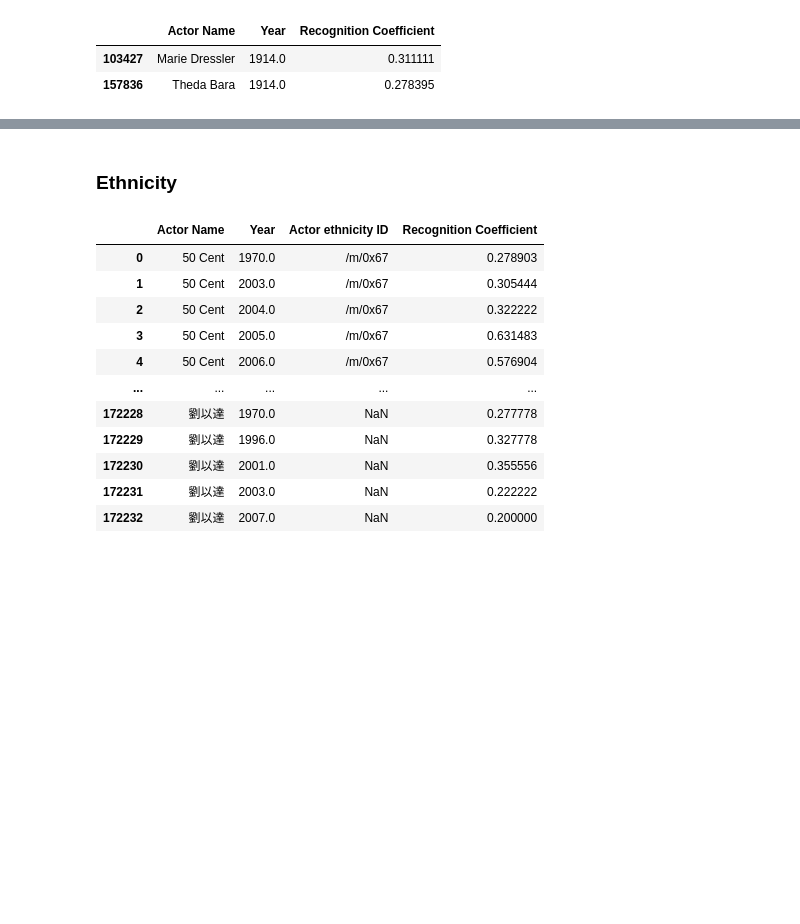
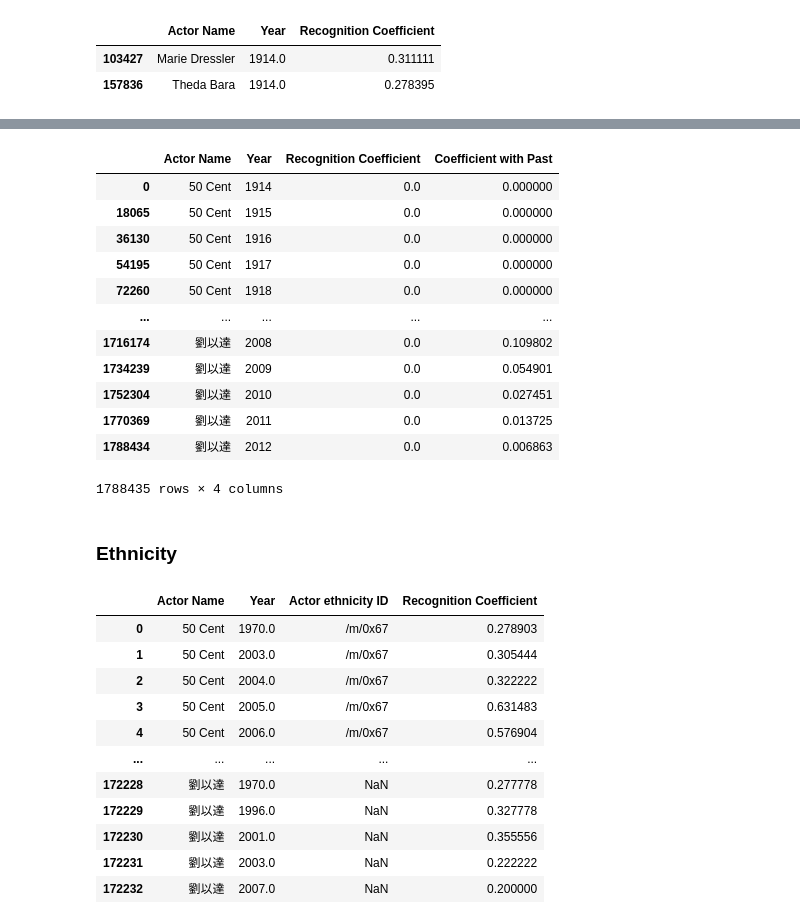
Before and after one commit to epfl-ada/ada-2023-project-pandateam23, a Jupyter notebook: Nicolas.ipynb, the cells around one changed output, grey strips where cells are left out. Saved outputs shown, nothing was run; the diff lists cells and outputs as text; code cells hidden in the pictures; blank space fills up the shorter version.

```diff
--- a/Nicolas.ipynb
+++ b/Nicolas.ipynb
@@ -265,3 +306,45 @@ actor_movie_year.head(2)
+# %%
+# Recognition of Past Years
+previous_year_contribution = 0.5
+
+actor_year_df = all_actor_year.copy()
+actor_year_df.sort_values(by=['Actor Name', 'Year'], inplace=True)
+
+# Initialize a dictionary to store the previous 'Coefficient with Past' values for each actor
+prev_b_values = {}
+
+# Iterate through the rows of the DataFrame to compute the values for column 'Coefficient with Past'
+for index, row in actor_year_df.iterrows():
+    actor = row['Actor Name']
+    year = row['Year']
+    a_value = row['Recognition Coefficient']
+
+    if actor in prev_b_values:
+        b_value = a_value + previous_year_contribution * prev_b_values[actor]
+    else:
+        b_value = a_value  # If there is no previous value, use A(actor, year) as-is
+
+    actor_year_df.at[index, 'Coefficient with Past'] = b_value
+    prev_b_values[actor] = b_value
+
+actor_year_df['Year'] = pd.to_numeric(actor_year_df['Year'])
+
+# Display the resulting DataFrame
+display(actor_year_df)
+# %% [output]
+|  | Actor Name | Year | Recognition Coefficient | Coefficient with Past |
+| 0 | 50 Cent | 1914 | 0.0 | 0.000000 |
+| 18065 | 50 Cent | 1915 | 0.0 | 0.000000 |
+| 36130 | 50 Cent | 1916 | 0.0 | 0.000000 |
+| 54195 | 50 Cent | 1917 | 0.0 | 0.000000 |
+| 72260 | 50 Cent | 1918 | 0.0 | 0.000000 |
+| ... | ... | ... | ... | ... |
+| 1716174 | 劉以達 | 2008 | 0.0 | 0.109802 |
+| 1734239 | 劉以達 | 2009 | 0.0 | 0.054901 |
+| 1752304 | 劉以達 | 2010 | 0.0 | 0.027451 |
+| 1770369 | 劉以達 | 2011 | 0.0 | 0.013725 |
+| 1788434 | 劉以達 | 2012 | 0.0 | 0.006863 |
+1788435 rows × 4 columns
 # %% [markdown]
 ### Ethnicity
 # %%
```
Also changed, not shown: parts of 4 cells of this notebook.
